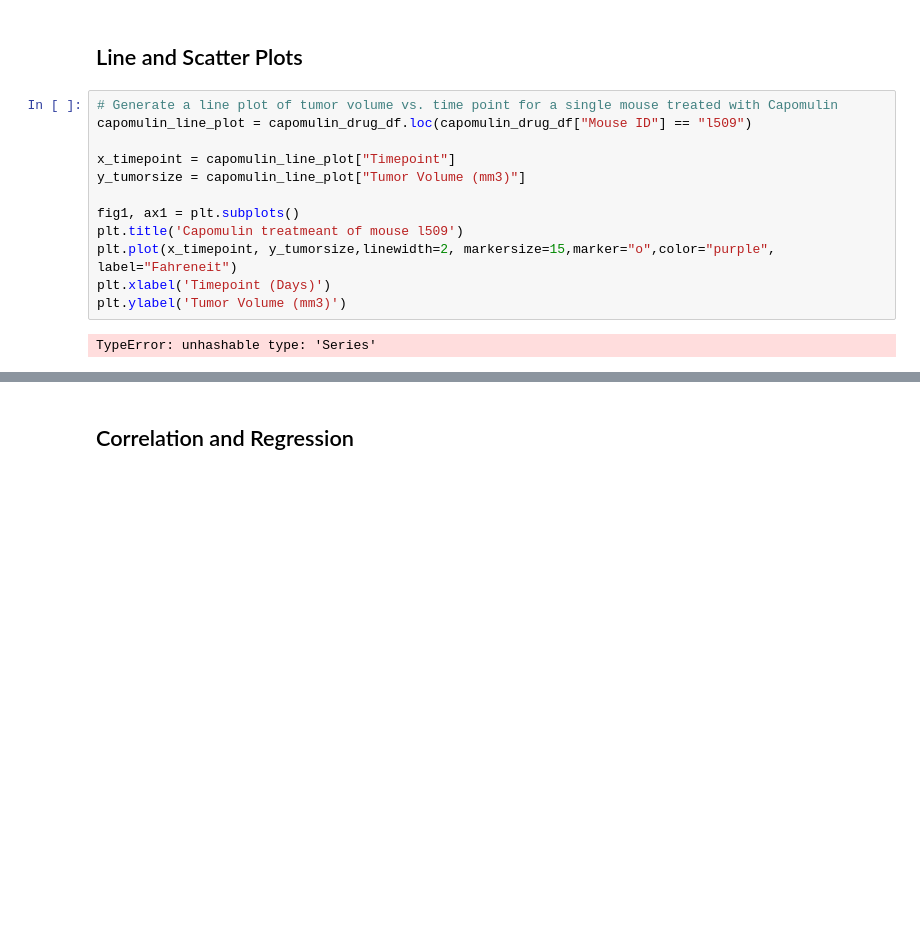
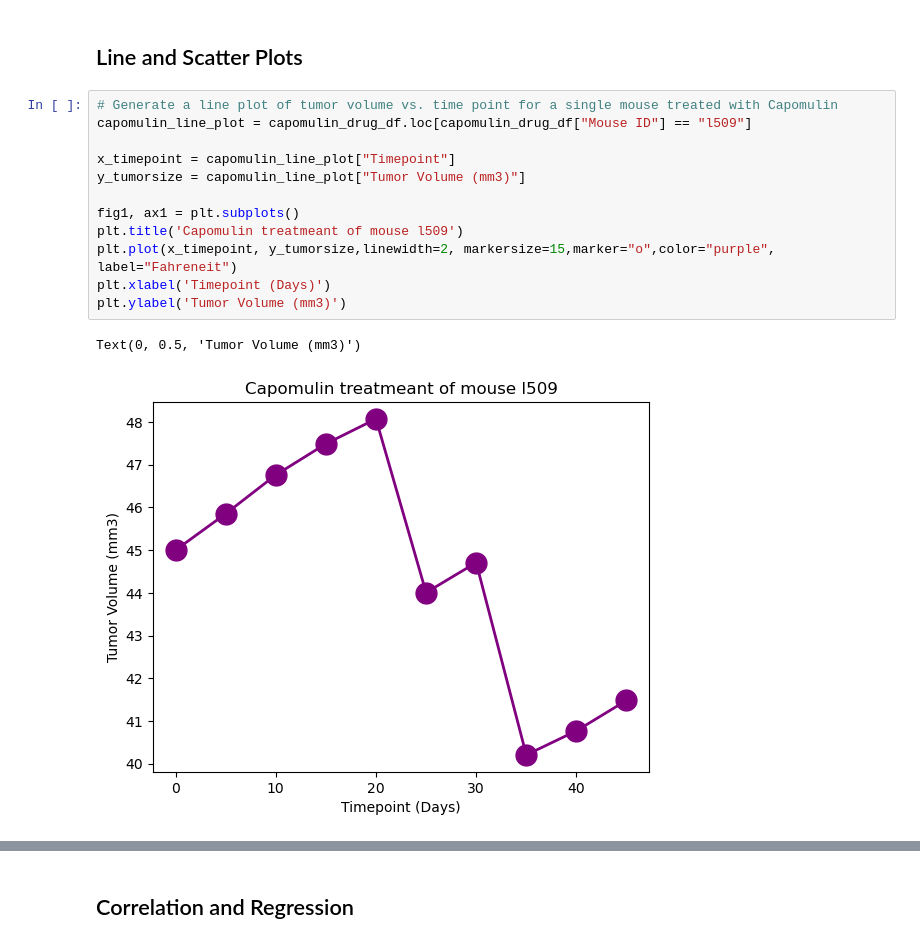
Before and after one commit to davisdw/Data-Visualization-Challenge, a Jupyter notebook: Pymaceuticals/pymaceuticals_starter.ipynb, the cells around one changed output, grey strips where cells are left out. Cells and saved outputs as stored; diff of their text form; blank space fills up the shorter version.

```diff
--- a/Pymaceuticals/pymaceuticals_starter.ipynb
+++ b/Pymaceuticals/pymaceuticals_starter.ipynb
@@ -346,15 +360,16 @@ KeyError: 'Capomulin'
 ## Line and Scatter Plots
 # %%
 # Generate a line plot of tumor volume vs. time point for a single mouse treated with Capomulin
-capomulin_line_plot = capomulin_drug_df.loc(capomulin_drug_df["Mouse ID"] == "l509")
+capomulin_line_plot = capomulin_drug_df.loc[capomulin_drug_df["Mouse ID"] == "l509"]
 
 x_timepoint = capomulin_line_plot["Timepoint"]
 y_tumorsize = capomulin_line_plot["Tumor Volume (mm3)"]
 
 fig1, ax1 = plt.subplots()
 plt.title('Capomulin treatmeant of mouse l509')
 plt.plot(x_timepoint, y_tumorsize,linewidth=2, markersize=15,marker="o",color="purple", label="Fahreneit")
 plt.xlabel('Timepoint (Days)')
 plt.ylabel('Tumor Volume (mm3)')
 # %% [output]
-TypeError: unhashable type: 'Series'
+Text(0, 0.5, 'Tumor Volume (mm3)')
+[figure, added]
```
Also changed, not shown: parts of 9 cells of this notebook.
